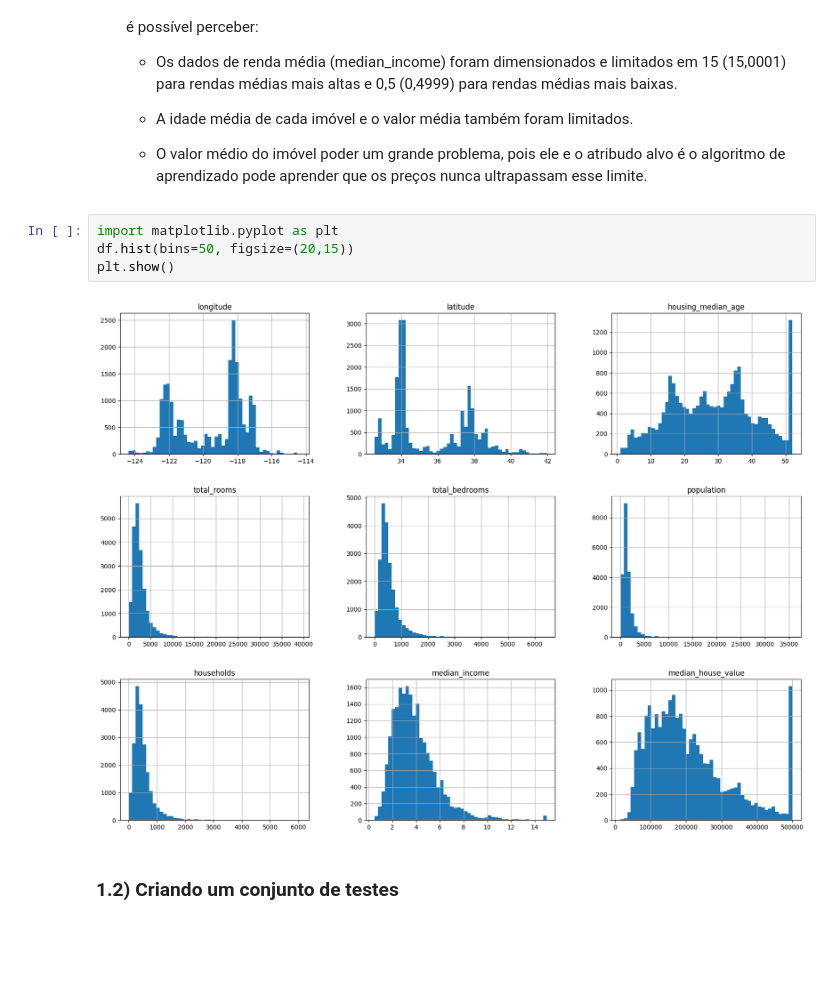
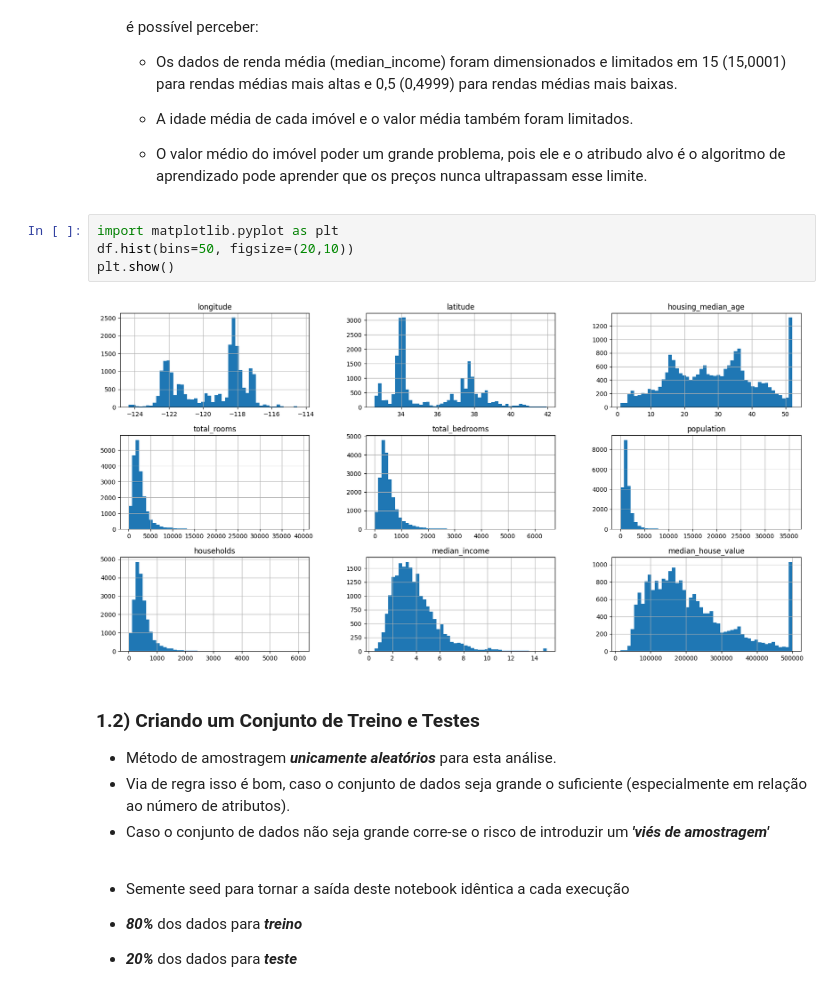
Before and after one commit to TiagoFSGomes/Machine_Learning_Models, a Jupyter notebook: property_price_prediction.ipynb, the cells around one changed output. Cells and saved outputs as stored; diff of their text form; blank space fills up the shorter version.

```diff
--- a/property_price_prediction.ipynb
+++ b/property_price_prediction.ipynb
@@ -132,9 +132,18 @@ df.describe()
   - O valor médio do imóvel poder um grande problema, pois ele e o atribudo alvo é o algoritmo de aprendizado pode aprender que os preços nunca ultrapassam esse limite.
 # %%
 import matplotlib.pyplot as plt
-df.hist(bins=50, figsize=(20,15))
+df.hist(bins=50, figsize=(20,10))
 plt.show()
 # %% [output]
-[figure, old version]
+[figure, new version]
-# %% [markdown]
- ### **1.2)** Criando um conjunto de testes
+# %% [markdown]
+ ### **1.2)** Criando um Conjunto de Treino e Testes
+
+- Método de amostragem ***unicamente aleatórios*** para esta análise.
+- Via de regra isso é bom, caso o conjunto de dados seja grande o suficiente (especialmente em relação ao número de atributos).
+- Caso o conjunto de dados não seja grande corre-se o risco de introduzir um ***'viés de amostragem'***
+# %% [markdown]
+- Semente seed para tornar a saída deste notebook idêntica a cada execução
+
+- ***80%*** dos dados para ***treino***
+- ***20%*** dos dados para ***teste***
```
Also changed, not shown: parts of 1 cell of this notebook.
